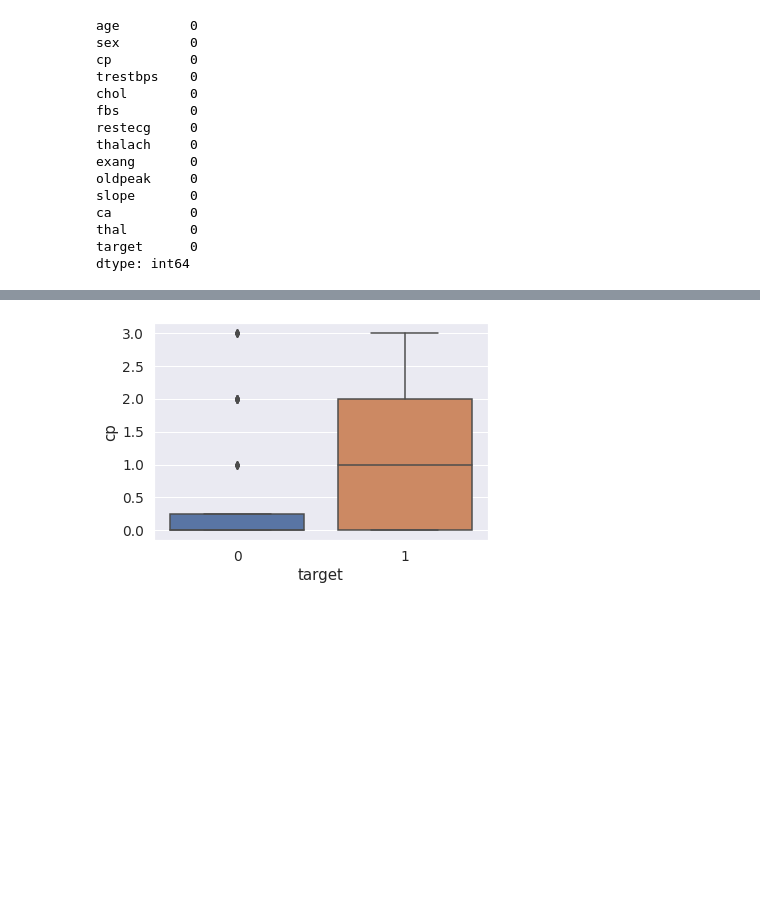
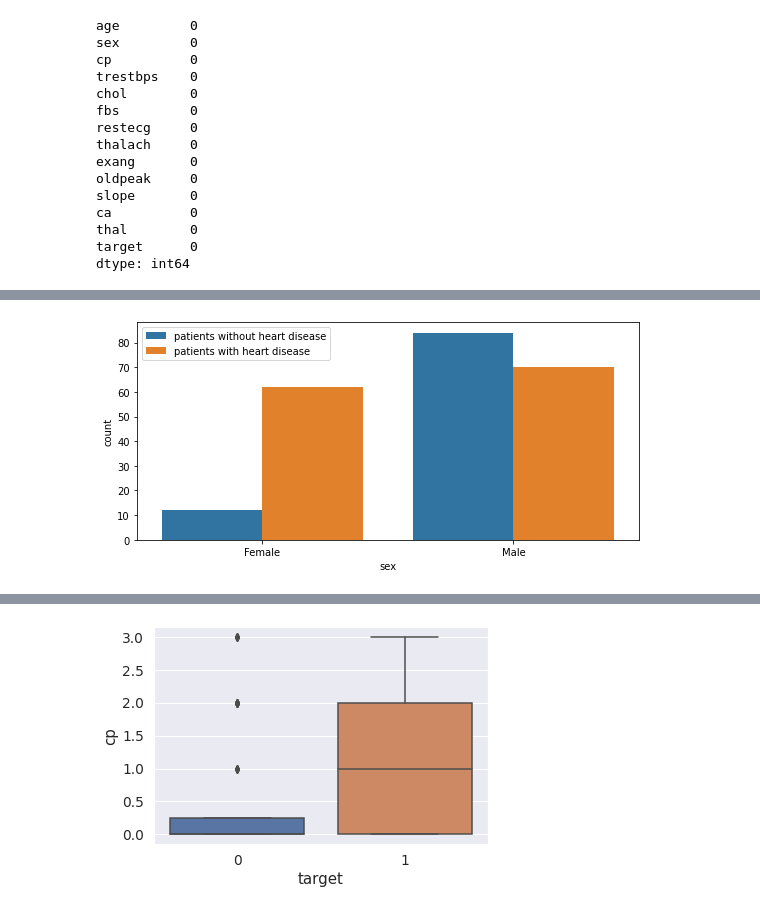
Before and after one commit to jik003/Machine-Learning_Project, a Jupyter notebook: Heart_Disease_data_eda.ipynb, the cells around one changed output, grey strips where cells are left out. Cells and saved outputs as stored; diff of their text form; code cells hidden in the pictures; blank space fills up the shorter version.

```diff
--- a/Heart_Disease_data_eda.ipynb
+++ b/Heart_Disease_data_eda.ipynb
@@ -384,0 +355,9 @@ Name: target, dtype: float64
+# %%
+#count heart disease patients per each gender
+plt.figure(figsize = (9, 4))
+sns.countplot(x ='sex',hue = 'target',data = df_cleaned)
+plt.xticks([0,1],['Female','Male'])
+plt.legend(labels = ['patients without heart disease','patients with heart disease'])
+plt.show()
+# %% [output]
+[figure, added]
```
Also changed, not shown: parts of 21 cells of this notebook.
